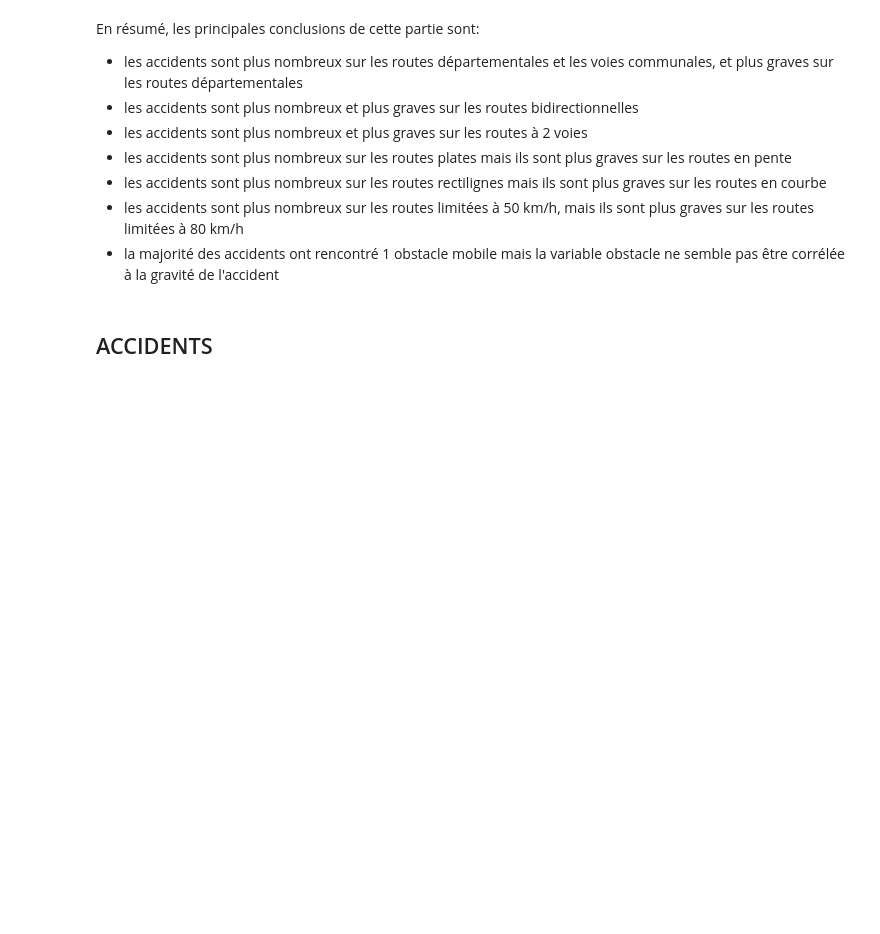
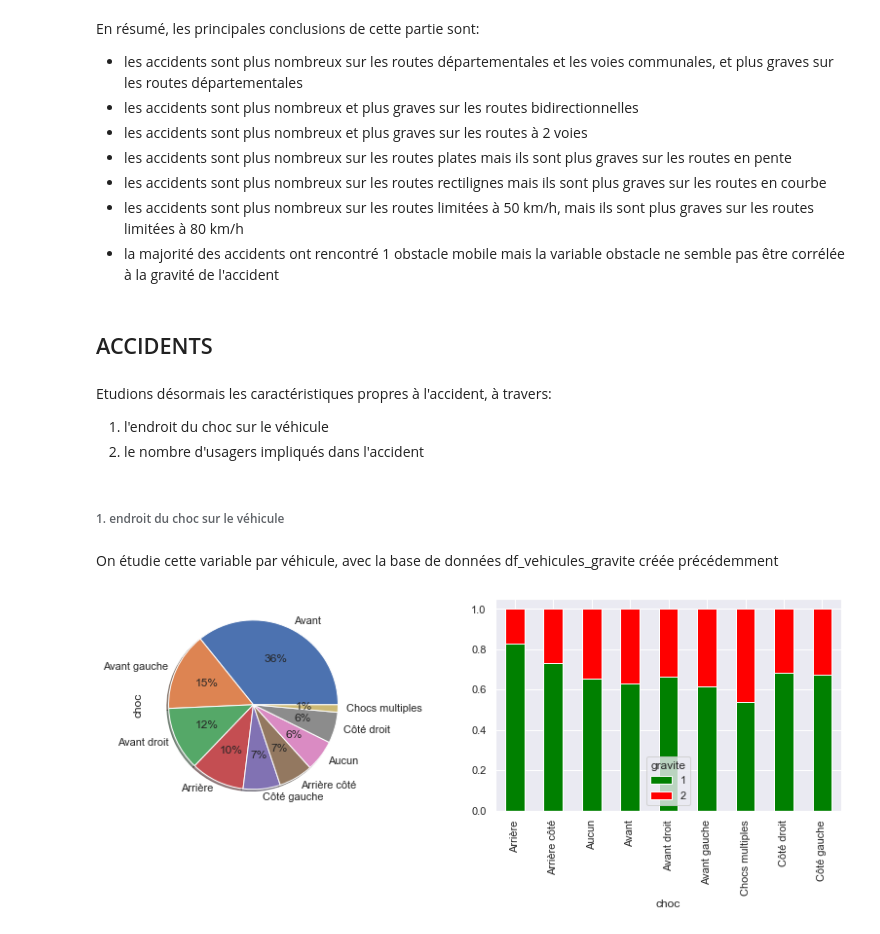
Before and after one commit to Clotilde-23/Accidents-corporels, a Jupyter notebook: Statistiques_descriptives.ipynb, the cells around one changed output. Drawn from its saved outputs; the diff is of its cells as text; code cells hidden in the pictures; blank space fills up the shorter version.

Commit message:
Stats-Desc-Pauline-Accidents

```diff
--- a/Statistiques_descriptives.ipynb
+++ b/Statistiques_descriptives.ipynb
@@ -415,3 +415,17 @@ En résumé, les principales conclusions de cette partie sont:
 - la majorité des accidents ont rencontré 1 obstacle mobile mais la variable obstacle ne semble pas être corrélée à la gravité de l'accident
 # %% [markdown]
 ## ACCIDENTS
+# %% [markdown]
+Etudions désormais les caractéristiques propres à l'accident, à travers:
+1. l'endroit du choc sur le véhicule
+2. le nombre d'usagers impliqués dans l'accident
+# %% [markdown]
+###### 1. endroit du choc sur le véhicule
+# %% [markdown]
+On étudie cette variable par véhicule, avec la base de données df_vehicules_gravite créée précédemment
+# %%
+fig, ax = plt.subplots(nrows=1, ncols=2, figsize=(14,4))
+df_vehicules_gravite.choc.value_counts().plot.pie(autopct='%1.0f%%', shadow=True, ax=ax[0])
+diag_barres_gravite_cumulees_axis1(df_vehicules_gravite,'choc')
+# %% [output]
+[figure, added]
```
Also changed, not shown: parts of 8 cells of this notebook.
